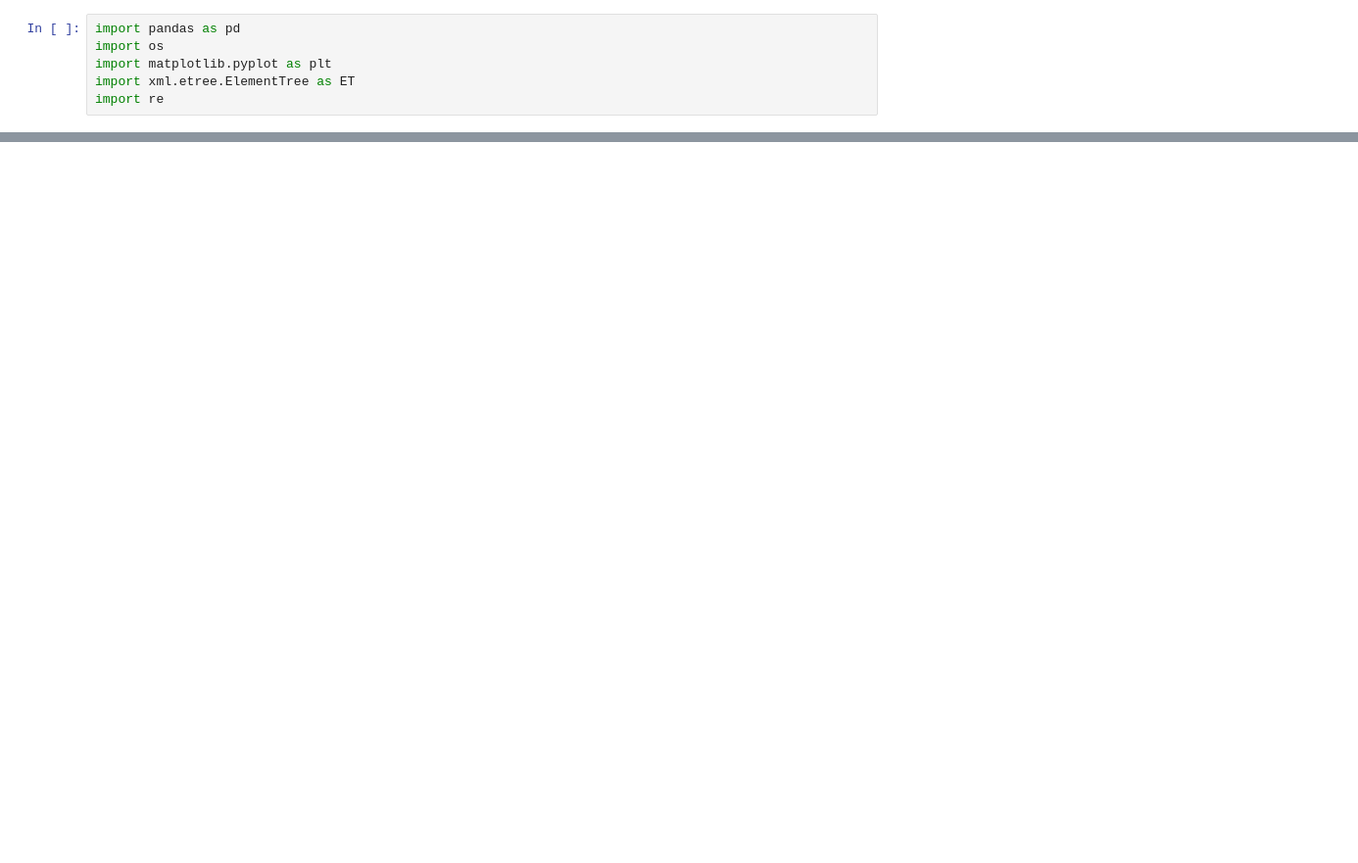
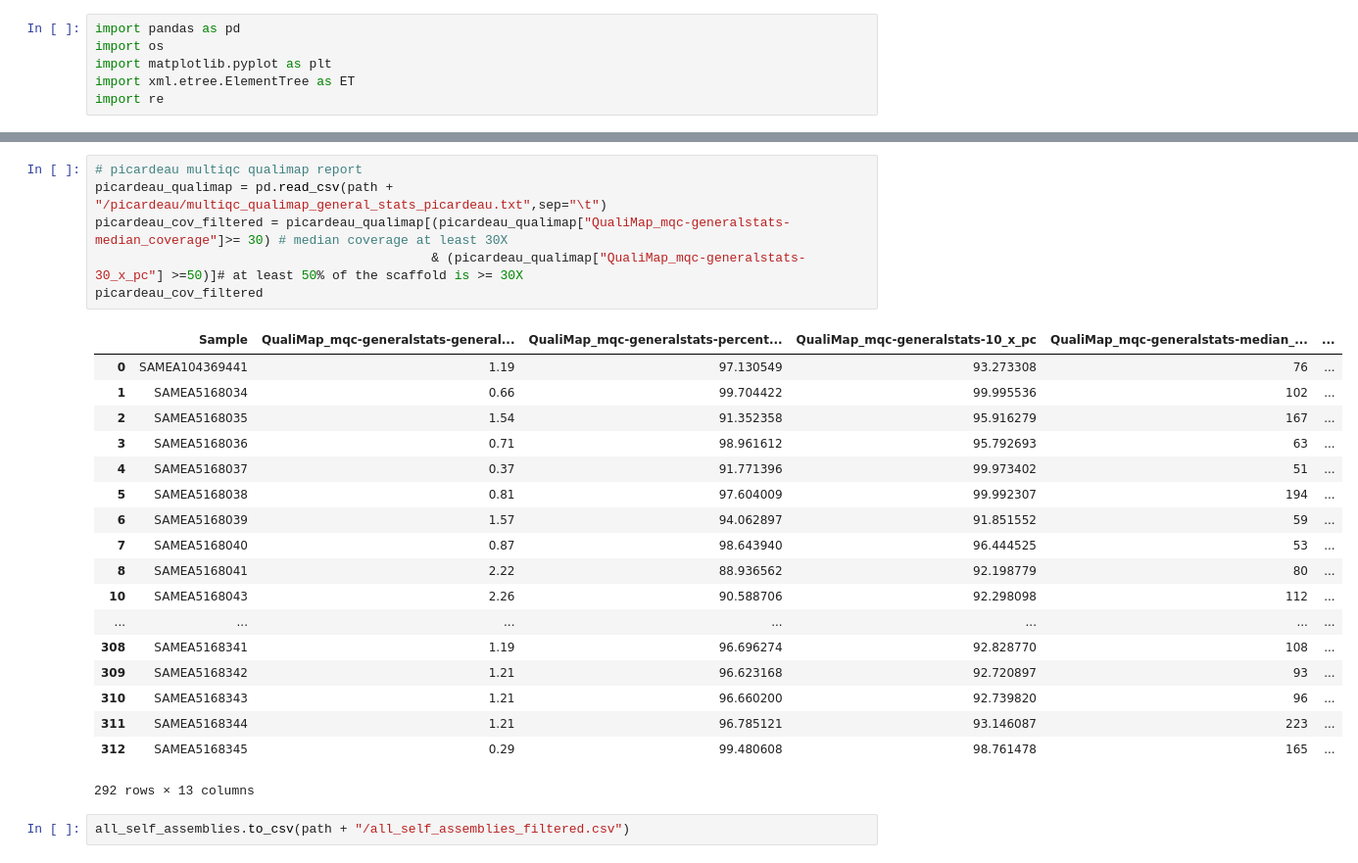
Before and after one commit to salvadorlab/Lepto-Phylogeography, a Jupyter notebook: self_assembled_qualities.ipynb, the cells around one changed output, grey strips where cells are left out. Shown at 98% size. Drawn from its saved outputs; the diff is of its cells as text; blank space fills up the shorter version.

```diff
--- a/self_assembled_qualities.ipynb
+++ b/self_assembled_qualities.ipynb
@@ -61,0 +88,27 @@ all_self_assemblies
+# %%
+# picardeau multiqc qualimap report
+picardeau_qualimap = pd.read_csv(path + "/picardeau/multiqc_qualimap_general_stats_picardeau.txt",sep="\t")
+picardeau_cov_filtered = picardeau_qualimap[(picardeau_qualimap["QualiMap_mqc-generalstats-median_coverage"]>= 30) # median coverage at least 30X
+                                            & (picardeau_qualimap["QualiMap_mqc-generalstats-30_x_pc"] >=50)]# at least 50% of the scaffold is >= 30X
+picardeau_cov_filtered
+# %% [output]
+|  | Sample | QualiMap_mqc-generalstats-general... | QualiMap_mqc-generalstats-percent... | QualiMap_mqc-generalstats-10_x_pc | QualiMap_mqc-generalstats-median_... | ... |
+| 0 | SAMEA104369441 | 1.19 | 97.130549 | 93.273308 | 76 | ... |
+| 1 | SAMEA5168034 | 0.66 | 99.704422 | 99.995536 | 102 | ... |
+| 2 | SAMEA5168035 | 1.54 | 91.352358 | 95.916279 | 167 | ... |
+| 3 | SAMEA5168036 | 0.71 | 98.961612 | 95.792693 | 63 | ... |
+| 4 | SAMEA5168037 | 0.37 | 91.771396 | 99.973402 | 51 | ... |
+| 5 | SAMEA5168038 | 0.81 | 97.604009 | 99.992307 | 194 | ... |
+| 6 | SAMEA5168039 | 1.57 | 94.062897 | 91.851552 | 59 | ... |
+| 7 | SAMEA5168040 | 0.87 | 98.643940 | 96.444525 | 53 | ... |
+| 8 | SAMEA5168041 | 2.22 | 88.936562 | 92.198779 | 80 | ... |
+| 10 | SAMEA5168043 | 2.26 | 90.588706 | 92.298098 | 112 | ... |
+| ... | ... | ... | ... | ... | ... | ... |
+| 308 | SAMEA5168341 | 1.19 | 96.696274 | 92.828770 | 108 | ... |
+| 309 | SAMEA5168342 | 1.21 | 96.623168 | 92.720897 | 93 | ... |
+| 310 | SAMEA5168343 | 1.21 | 96.660200 | 92.739820 | 96 | ... |
+| 311 | SAMEA5168344 | 1.21 | 96.785121 | 93.146087 | 223 | ... |
+| 312 | SAMEA5168345 | 0.29 | 99.480608 | 98.761478 | 165 | ... |
+292 rows × 13 columns
+# %%
+all_self_assemblies.to_csv(path + "/all_self_assemblies_filtered.csv")
```
Also changed, not shown: parts of 6 cells of this notebook, 2 other files.
